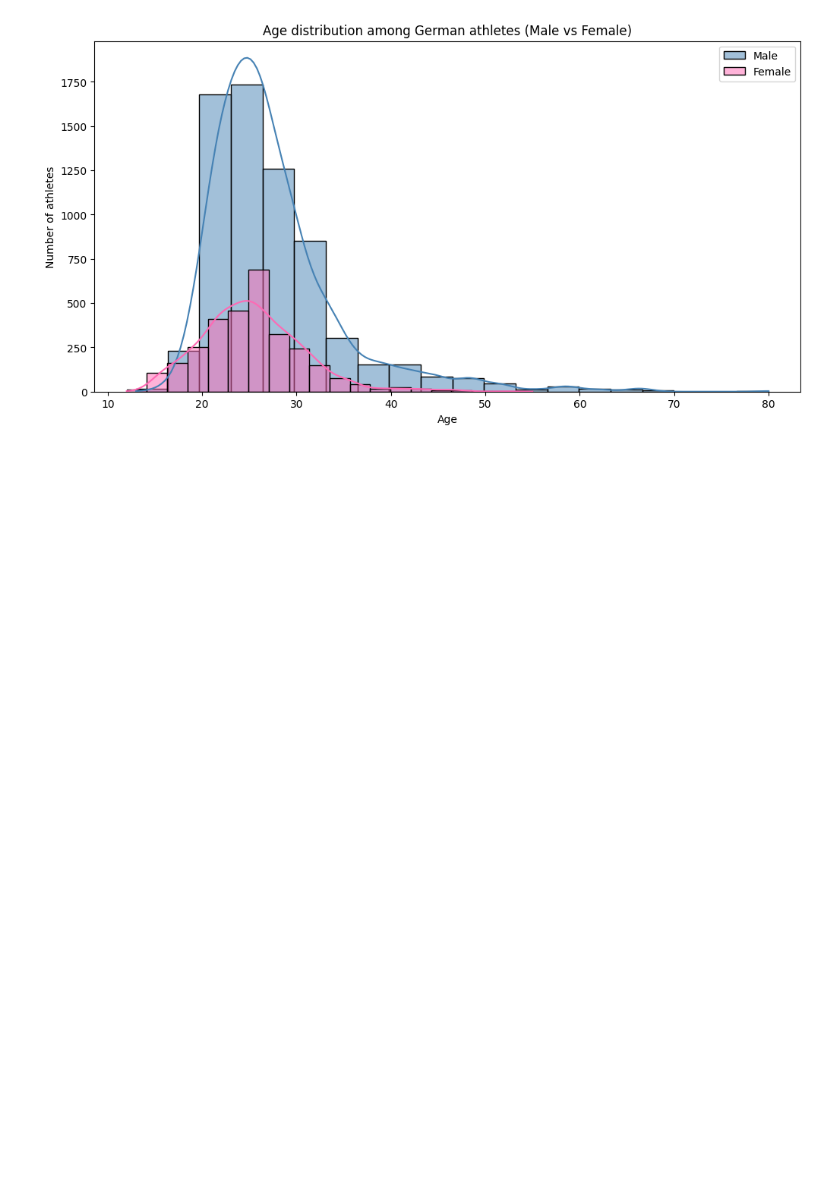
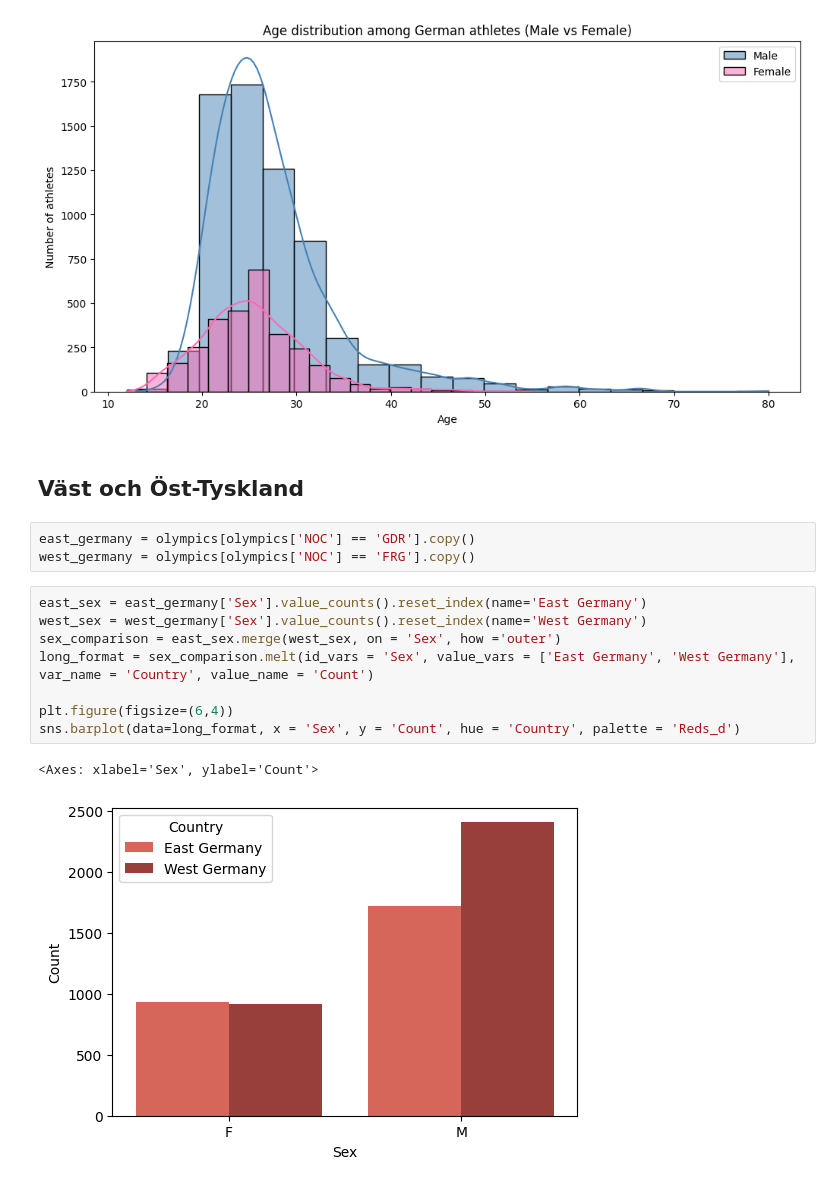
Before and after one commit to SebastianPetersson/Project_OS, a Jupyter notebook: Projekt_OS_Tyskland.ipynb, the cells around one changed output. Saved outputs shown, nothing was run; the diff lists cells and outputs as text; blank space fills up the shorter version.

Commit message:
Gjort dataframes för öst och väst, samt plottat könsfördelning. ska uppdateras till piechart!

```diff
--- a/Projekt_OS_Tyskland.ipynb
+++ b/Projekt_OS_Tyskland.ipynb
@@ -74,3 +74,19 @@ plt.legend()
 plt.show()
 # %% [output]
 [figure]
+# %% [markdown]
+## Väst och Öst-Tyskland
+# %%
+east_germany = olympics[olympics['NOC'] == 'GDR'].copy()
+west_germany = olympics[olympics['NOC'] == 'FRG'].copy()
+# %%
+east_sex = east_germany['Sex'].value_counts().reset_index(name='East Germany')
+west_sex = west_germany['Sex'].value_counts().reset_index(name='West Germany')
+sex_comparison = east_sex.merge(west_sex, on = 'Sex', how ='outer')
+long_format = sex_comparison.melt(id_vars = 'Sex', value_vars = ['East Germany', 'West Germany'], var_name = 'Country', value_name = 'Count')
+
+plt.figure(figsize=(6,4))
+sns.barplot(data=long_format, x = 'Sex', y = 'Count', hue = 'Country', palette = 'Reds_d')
+# %% [output]
+<Axes: xlabel='Sex', ylabel='Count'>
+[figure, added]
```
